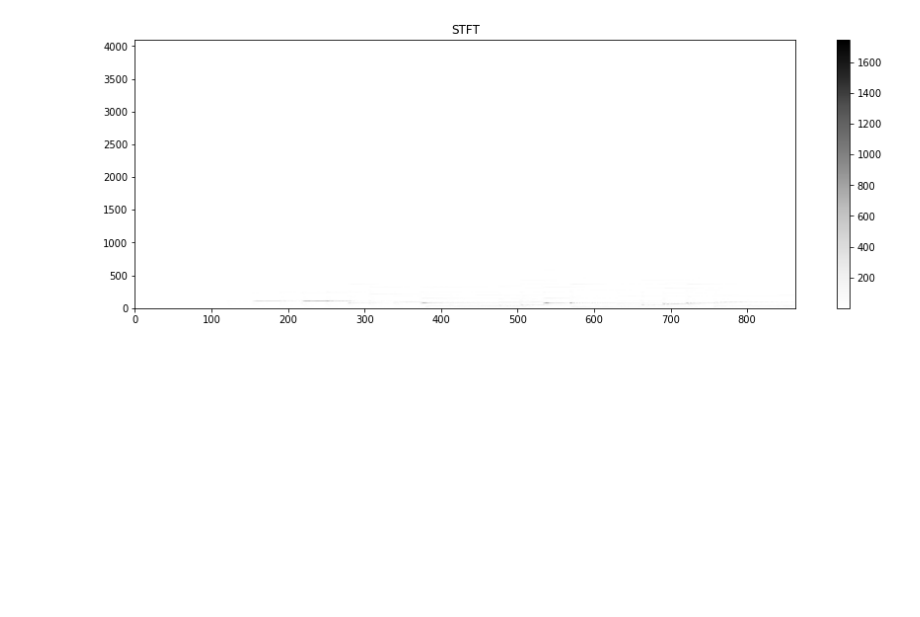
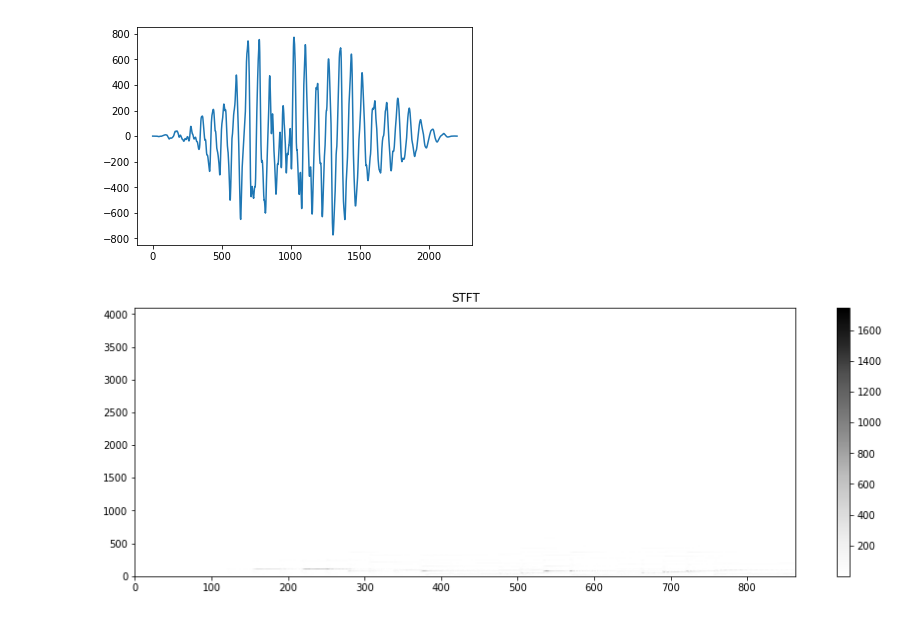
Before and after one commit to TheMumbler/FYP-Music-Tool, a Jupyter notebook: src/peakpick.ipynb, the cells around one changed output. Cells and saved outputs as stored; diff of their text form; code cells hidden in the pictures; blank space fills up the shorter version.

```diff
--- a/src/peakpick.ipynb
+++ b/src/peakpick.ipynb
@@ -21,6 +21,17 @@ sr, song = read.read('../Songs/fur_elise.wav')
 # song = song/np.max(song)
 # sr, song = read.read('../Songs/fur_elise.wav')
 song = song[:sr*5]
+# %%
+start = 2*sr
+end = int(2.05*sr)
+segment = song[start:end]
+window = signal.get_window("hann", len(segment))
+windowed = window * segment
+plt.plot(windowed)
+plt.savefig("applied_window", quality="95")
+plt.show()
+# %% [output]
+[figure, added]
 # %%
 def normalize(frame):
     return frame/np.max(frame)
```
Also changed, not shown: parts of 6 cells of this notebook, 4 other files.
